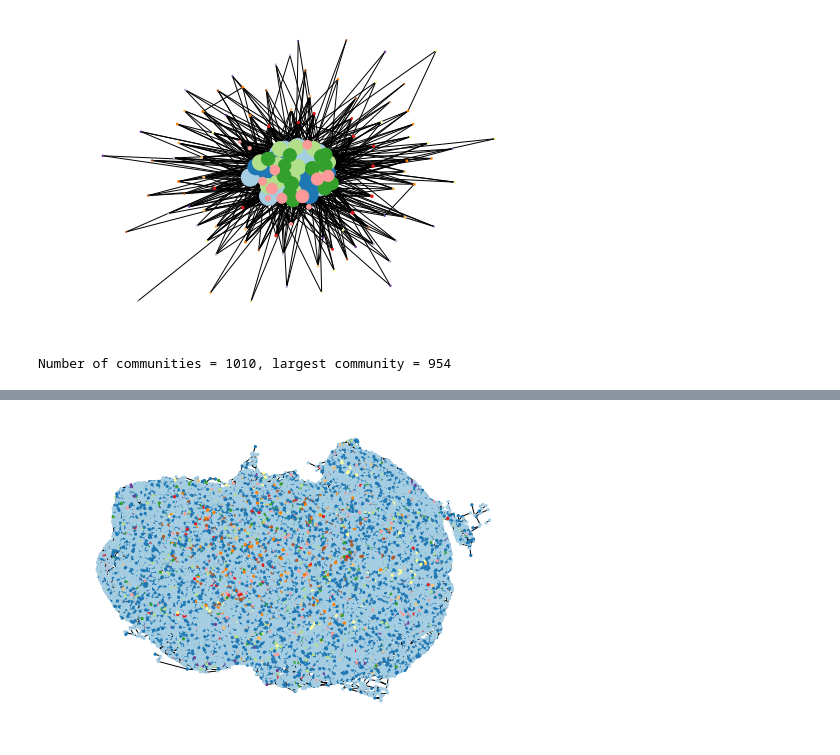
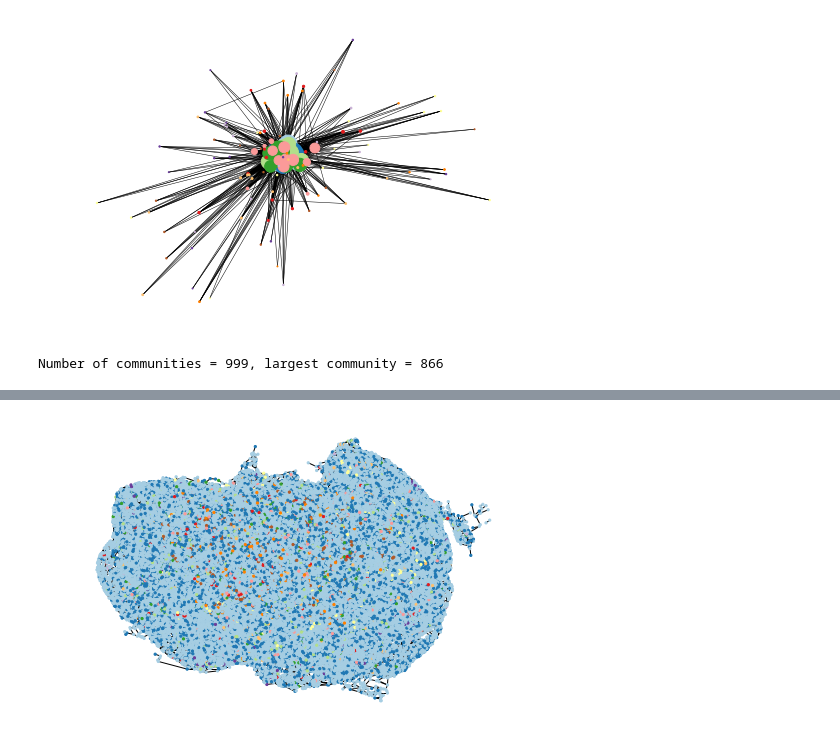
Before and after one commit to magdyksaleh/cs224w_ssm, a Jupyter notebook: notebooks/community.ipynb, the cells around one changed output, grey strips where cells are left out. Saved outputs shown, nothing was run; the diff lists cells and outputs as text; code cells hidden in the pictures.

```diff
--- a/notebooks/community.ipynb
+++ b/notebooks/community.ipynb
@@ -27,9 +30,9 @@ def get_pos(txt_file):
 #     return dict(zip(range(coordinates.shape[0]), coordinates))
     return coordinates
 # %%
-G_LS174T = ig.Graph.Read_Ncol('../data/Edgelist_v2/LS174T_clean_EdgesList.txt', names= True, weights="if_present", directed=True)
+G_LS174T = ig.Graph.Read_Ncol('../data/Edgelist_v2/LS174T_clean_EdgesList.txt', names= True, weights="if_present", directed=False)
 G_SW1222 = ig.Graph.Read_Ncol('../data/Edgelist_v2/SW1222_clean_EdgesList.txt', names= True, weights="if_present", directed=True)
-G_Mes = ig.Graph.Read_Ncol('../data/Edgelist/Mesentery_clean_EdgeList.txt', names= True, weights="if_present", directed=True)
+G_Mes = ig.Graph.Read_Ncol('../data/Edgelist_v2/Mesentery_clean_EdgeList.txt', names= True, weights="if_present", directed=True)
 # %%
 part_LS = leidenalg.find_partition(G_LS174T, leidenalg.RBConfigurationVertexPartition)
 part_SW = leidenalg.find_partition(G_SW1222, leidenalg.RBConfigurationVertexPartition)
@@ -38,3 +41,24 @@ part_Mes = leidenalg.find_partition(G_Mes, leidenalg.RBConfigurationVertexPartit
 part_LS = leidenalg.find_partition(G_LS174T, leidenalg.ModularityVertexPartition)
 part_SW = leidenalg.find_partition(G_SW1222, leidenalg.ModularityVertexPartition)
 part_Mes = leidenalg.find_partition(G_Mes, leidenalg.ModularityVertexPartition)
+# %%
+G_Mes = snap.LoadEdgeList(snap.PNGraph, "../data/Edgelist_v2/Mesentery_clean_EdgeList.txt", 0, 1, ' ')
+nidx2clust_m = {}
+total = set()
+print G_Mes.GetNodes()
+for i,x in enumerate(part_Mes):
+    for y in x:
+#         print y
+        if G_Mes.IsNode(y):
+            total.add(y)
+            nidx2clust_m[y] = i
+# print(set(range(G_LS174T.GetNodes())) - total)
+unique, counts = np.unique(nidx2clust_m.values(), return_counts = True)
+print "Number of communities = %d, largest community = %d"%(len(unique), np.amax(counts))
+clusters_m = []
+for i in range(388):
+    if i in nidx2clust_m:
+        clusters_m.append(nidx2clust_m[i]+1)
+    else:
+        clusters_m.append(0)
+np.savetxt('M_communities.txt',np.asarray(clusters_m), delimiter='\n')
@@ -60,8 +96,6 @@ community_LS = dict(community_LS)
 # %%
 G_LS=nx.Graph()
 G_LS.add_nodes_from(community_LS.keys())
-# print G_LS174T.IsNode(node)
-# G_LS174T.GetNI(12959).GetOutEdges()
 for community, nodes in community_LS.items():
     nbrs = set()
     for node in nodes:
@@ -72,12 +106,16 @@ for community, nodes in community_LS.items():
         if nodes2 &nbrs:
             G_LS.add_edge(community, community2)
 community_sizes = [len(val) for val in community_LS.values()]
+community_colors = np.arange(len(community_sizes))
+community_colors[community_sizes==1] = 1000
 community_position = []
 coordinates = get_pos('../data/og_files/LS174T_spatialGraph_RIN.txt')
 community_coordinates = {}
 for community, nodes in community_LS.items():
-    sum_coord = np.asarray([0,0,0])
+    sum_coord = np.asarray([0,0,0]).astype(np.float64)
     for node in nodes:
         sum_coord += coordinates[node]
-    community_coordinates[community] = sum_coord/float(len(nodes))
+    community_coordinates[community] = sum_coord[:2]/float(len(nodes))
+# print np.argsort(community_sizes)
+print np.argmax(np.asarray(community_sizes)==22)
 # %% [output]
@@ -85,15 +148,19 @@ NameError: global name 'read_am' is not defined
 # %%
-LS174T_pos = get_pos('../data/og_files/LS174T_coordinates.txt')
-nx.draw(G_LS, node_color=np.arange(len(community_LS)), node_size=community_sizes, cmap=plt.cm.Paired)
+nx.draw(G_LS, node_color=community_colors, pos = community_coordinates, node_size=community_sizes, cmap=plt.cm.Paired, width = 0.5)
 # %% [output]
-[figure, old version]
+[figure, new version]
 # %%
+G_SW1222 = snap.LoadEdgeList(snap.PNGraph, "../data/Edgelist_v2/SW1222_clean_EdgesList.txt", 0, 1, '\t')
 nidx2clust_SW = {}
+total = set()
 for i,x in enumerate(part_SW):
     for y in x:
-        nidx2clust_SW[y] = i
+        if G_SW1222.IsNode(y):
+            total.add(y)
+            nidx2clust_SW[y] = i
+# print(set(range(G_LS174T.GetNodes())) - total)
 unique, counts = np.unique(nidx2clust_SW.values(), return_counts = True)
 print "Number of communities = %d, largest community = %d"%(len(unique), np.amax(counts))
 # %% [output]
-Number of communities = 1010, largest community = 954
+Number of communities = 999, largest community = 866
 # %%
```
Also changed, not shown: parts of 26 cells of this notebook, 13 other files.
